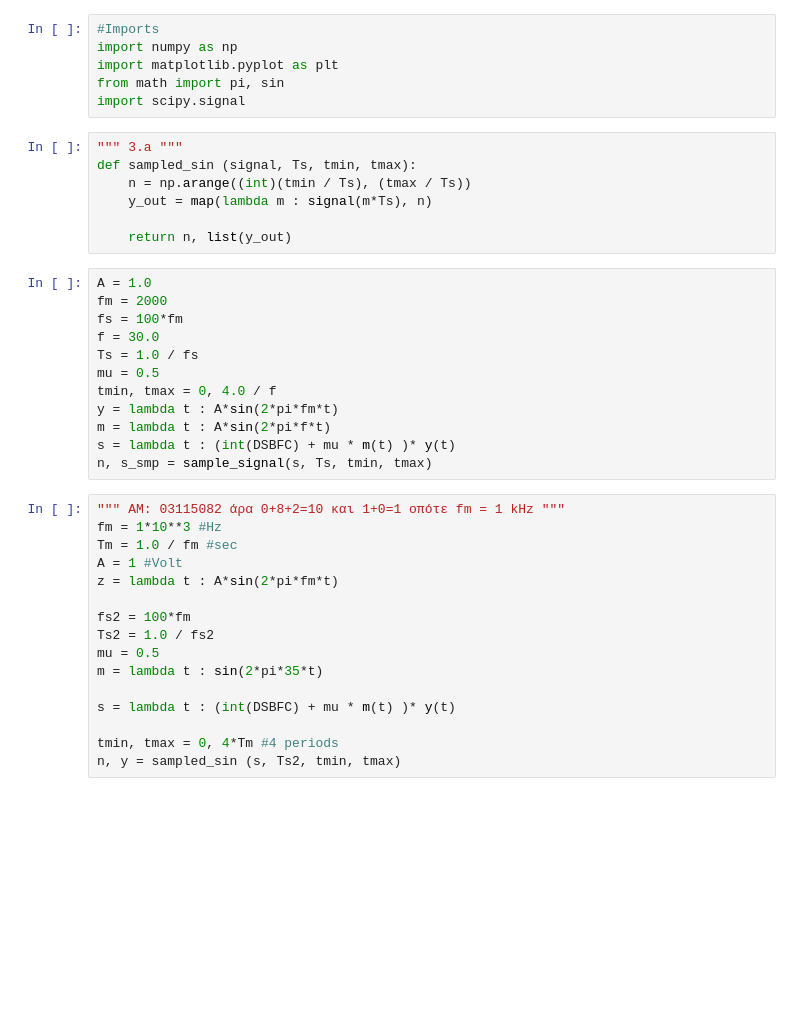
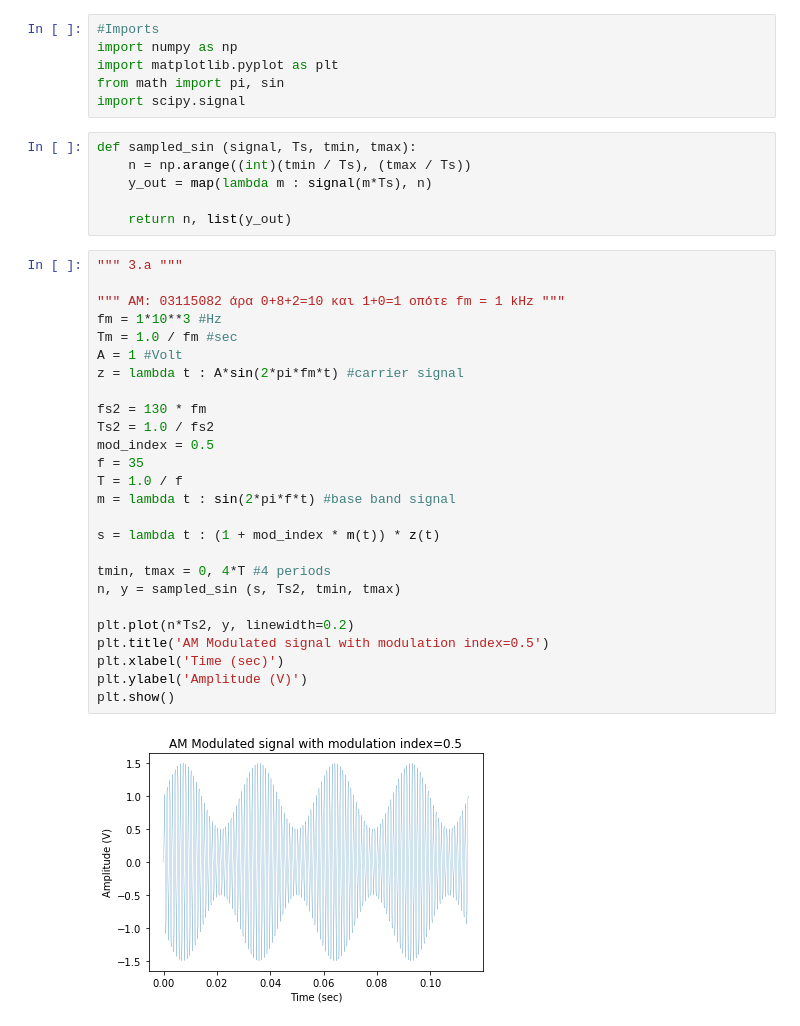
Before and after one commit to Vxiros/telecommunications-NTUA, a Jupyter notebook: Lab 1/Erwthma3.ipynb, the cells around one changed output. Saved outputs shown, nothing was run; the diff lists cells and outputs as text; blank space fills up the shorter version.

```diff
--- a/Lab 1/Erwthma3.ipynb
+++ b/Lab 1/Erwthma3.ipynb
@@ -5,37 +5,36 @@ import matplotlib.pyplot as plt
 from math import pi, sin
 import scipy.signal
 # %%
-""" 3.a """
 def sampled_sin (signal, Ts, tmin, tmax):
     n = np.arange((int)(tmin / Ts), (tmax / Ts))
     y_out = map(lambda m : signal(m*Ts), n)
 
     return n, list(y_out)
-# %%
-A = 1.0
-fm = 2000
-fs = 100*fm
-f = 30.0
-Ts = 1.0 / fs
-mu = 0.5
-tmin, tmax = 0, 4.0 / f
-y = lambda t : A*sin(2*pi*fm*t)
-m = lambda t : A*sin(2*pi*f*t)
-s = lambda t : (int(DSBFC) + mu * m(t) )* y(t)
-n, s_smp = sample_signal(s, Ts, tmin, tmax)
 # %%
+""" 3.a """
+
 """ ΑΜ: 03115082 άρα 0+8+2=10 και 1+0=1 οπότε fm = 1 kHz """
 fm = 1*10**3 #Hz
 Tm = 1.0 / fm #sec
 A = 1 #Volt
-z = lambda t : A*sin(2*pi*fm*t)
+z = lambda t : A*sin(2*pi*fm*t) #carrier signal
 
-fs2 = 100*fm
+fs2 = 130 * fm
 Ts2 = 1.0 / fs2
-mu = 0.5
-m = lambda t : sin(2*pi*35*t)
+mod_index = 0.5
+f = 35
+T = 1.0 / f
+m = lambda t : sin(2*pi*f*t) #base band signal
 
-s = lambda t : (int(DSBFC) + mu * m(t) )* y(t)
+s = lambda t : (1 + mod_index * m(t)) * z(t)
 
-tmin, tmax = 0, 4*Tm #4 periods
+tmin, tmax = 0, 4*T #4 periods
 n, y = sampled_sin (s, Ts2, tmin, tmax)
+
+plt.plot(n*Ts2, y, linewidth=0.2)
+plt.title('AM Modulated signal with modulation index=0.5')
+plt.xlabel('Time (sec)')
+plt.ylabel('Amplitude (V)')
+plt.show()
+# %% [output]
+[figure, added]
```
Also changed, not shown: parts of 2 cells of this notebook.
